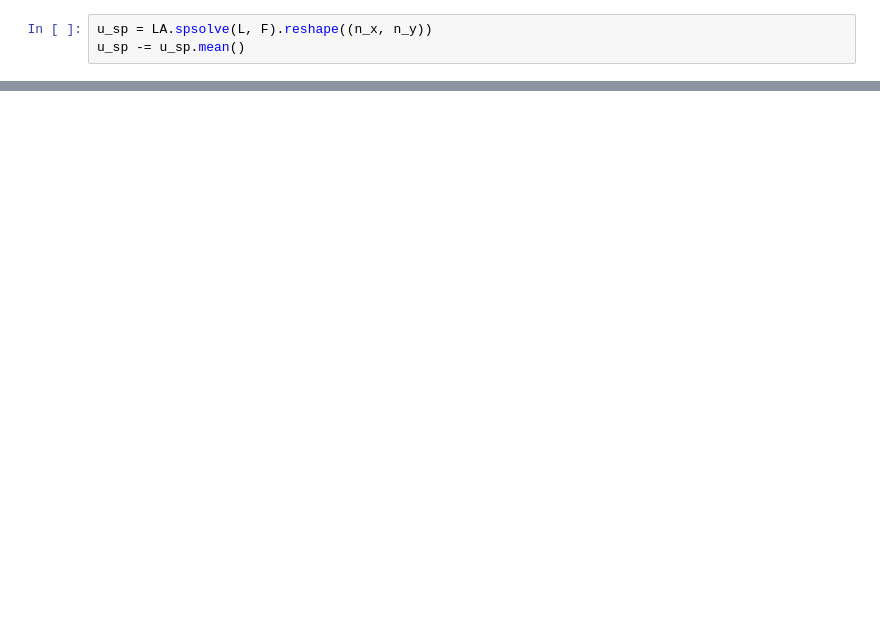
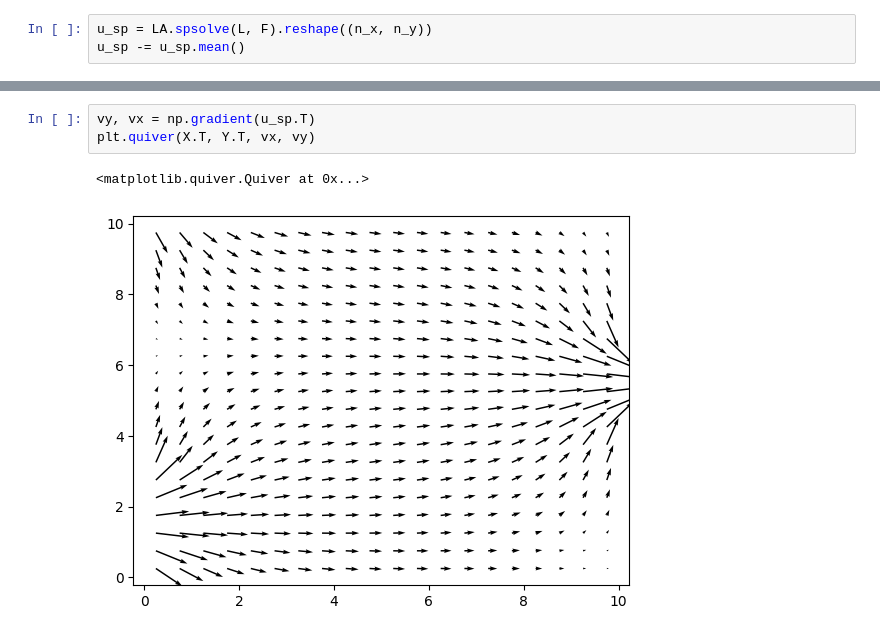
Before and after one commit to Xopppek/num_methods_sem7, a Jupyter notebook: lab4/lab4b.ipynb, the cells around one changed output, grey strips where cells are left out. Saved outputs shown, nothing was run; the diff lists cells and outputs as text; blank space fills up the shorter version.

```diff
--- a/lab4/lab4b.ipynb
+++ b/lab4/lab4b.ipynb
@@ -106,0 +108,6 @@ plt.show()
+# %%
+vy, vx = np.gradient(u_sp.T)
+plt.quiver(X.T, Y.T, vx, vy)
+# %% [output]
+<matplotlib.quiver.Quiver at 0x...>
+[figure, added]
```
Also changed, not shown: parts of 5 cells of this notebook.
